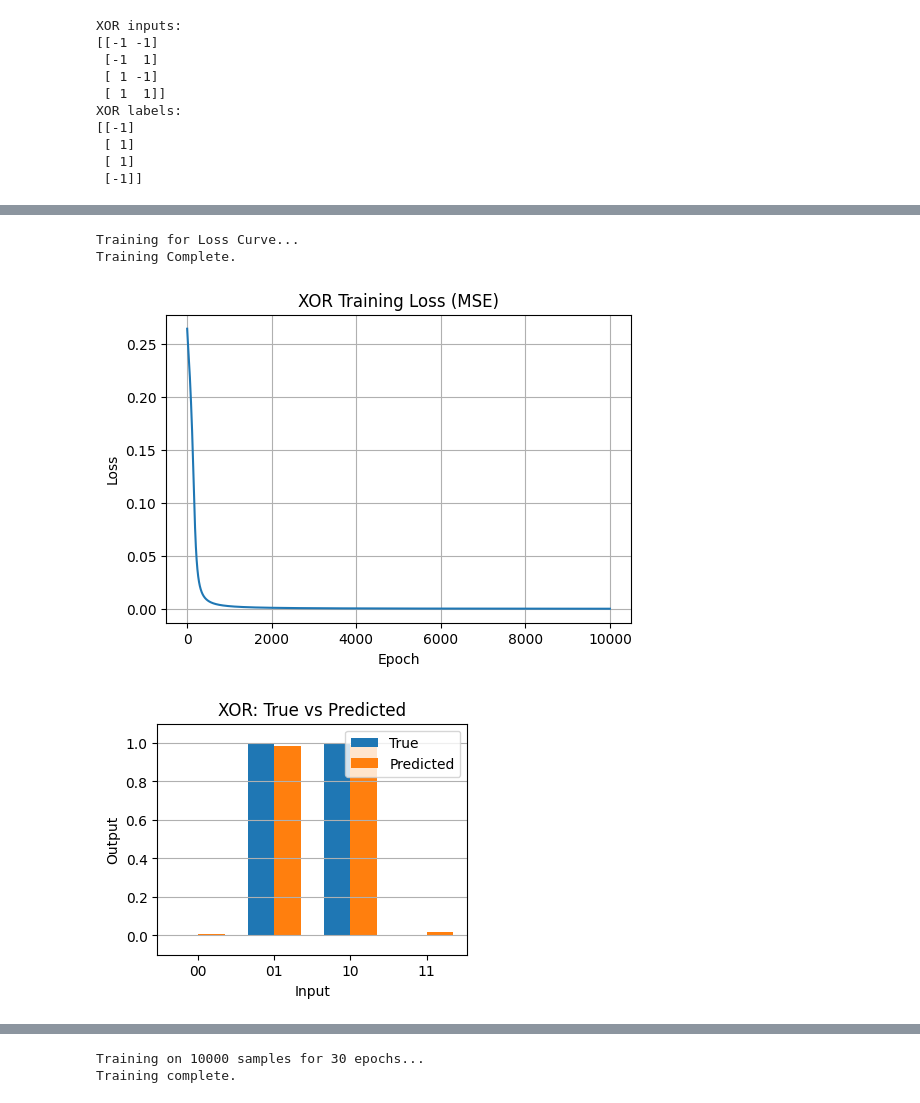
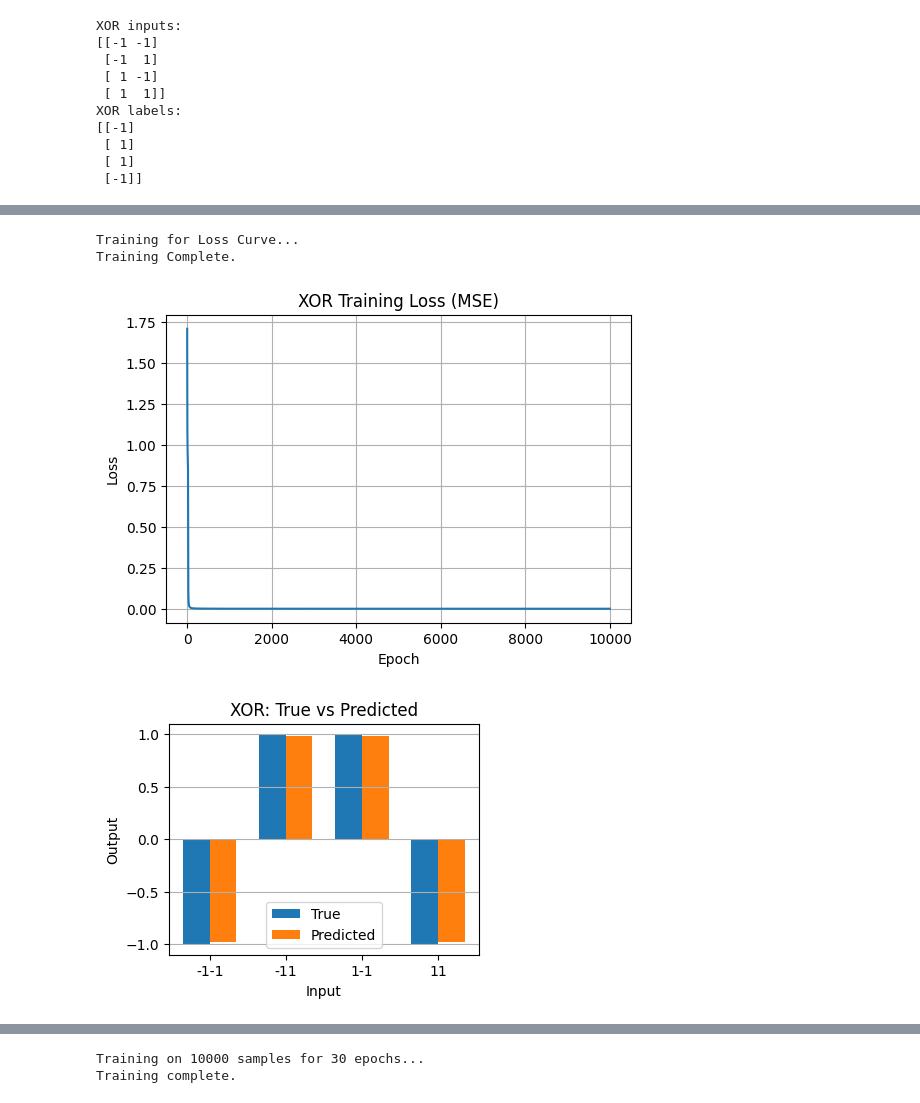
Before and after one commit to ahmedelsafty711/CI_Project, a Jupyter notebook: notebooks/project_demo.ipynb, the cells around one changed output, grey strips where cells are left out. Cells and saved outputs as stored; diff of their text form; code cells hidden in the pictures.

```diff
--- a/notebooks/project_demo.ipynb
+++ b/notebooks/project_demo.ipynb
@@ -181,7 +181,7 @@ net = Network()
 net.add(Dense(2, 4))
 net.add(Tanh())
 net.add(Dense(4, 1))
-net.add(Sigmoid())
+net.add(Tanh())
 net.use_loss(mse_loss, mse_loss_prime)
 # -----------------------------------------------------------------------------------
 
@@ -228,28 +228,28 @@ plt.show()
 # %% [output]
 Training for Loss Curve...
 Training Complete.
-[figure, old version]
+[figure, new version]
 # %%
-labels = ['00', '01', '10', '11']
+labels = ['-1-1', '-11', '1-1', '11']
 true_vals = [-1, 1, 1, -1]
-pred_vals = [-0.98, 0.98, 0.98, -0.98]  # use your actual preds
+pred_vals = [-0.98, 0.98, 0.98, -0.98]
 
 x = np.arange(len(labels))
 width = 0.35
 
 plt.figure(figsize=(4, 3))
 plt.bar(x - width/2, true_vals, width, label='True', color='tab:blue')
 plt.bar(x + width/2, pred_vals, width, label='Predicted', color='tab:orange')
 plt.xlabel("Input")
 plt.ylabel("Output")
 plt.title("XOR: True vs Predicted")
 plt.xticks(x, labels)
 plt.legend()
 plt.ylim(-1.1, 1.1)
 plt.grid(axis='y')
 plt.show()
 # %% [output]
-[figure, old version]
+[figure, new version]
 # %%
 # Convert predictions to binary labels
 predictions = []
```
Also changed, not shown: parts of 10 cells of this notebook.
